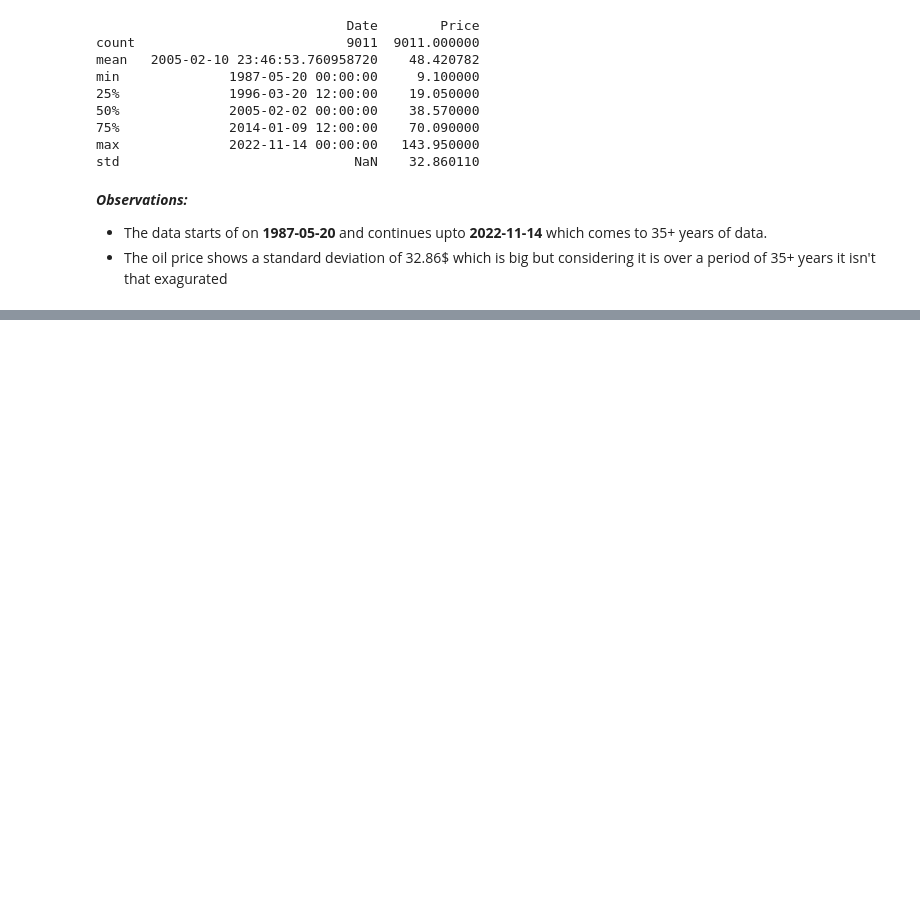
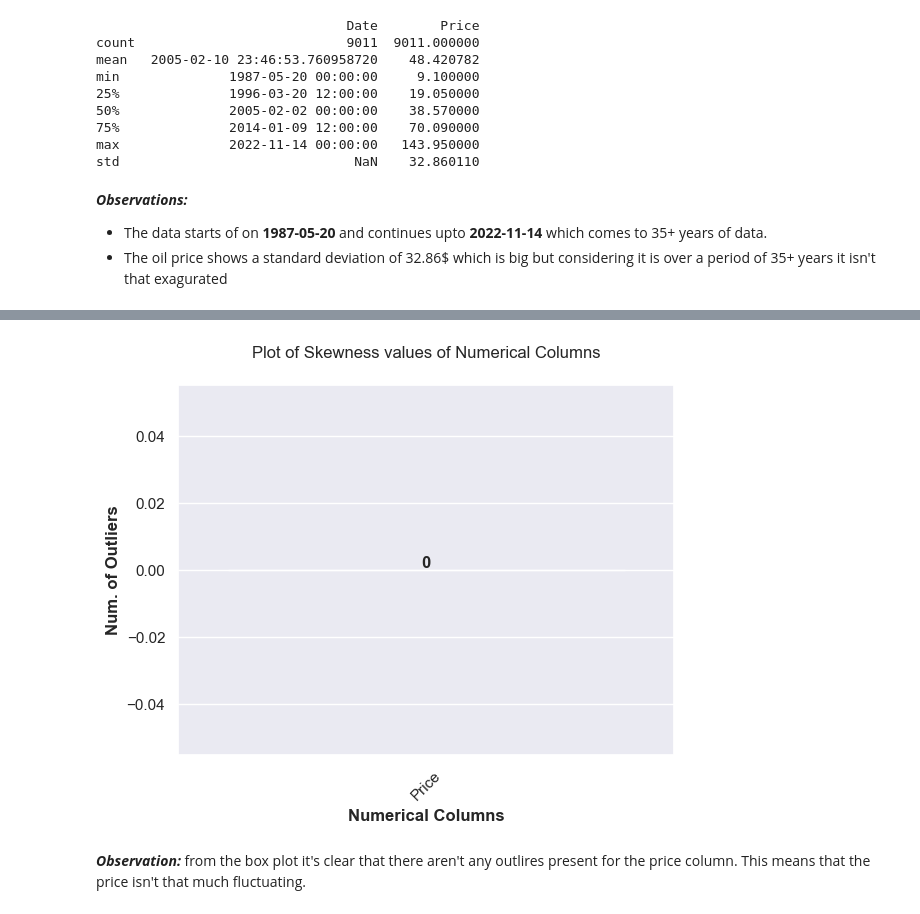
Before and after one commit to WildCayote/Brent-Oil-Market-Dynamics, a Jupyter notebook: notebooks/price_analysis.ipynb, the cells around one changed output, grey strips where cells are left out. Saved outputs shown, nothing was run; the diff lists cells and outputs as text; code cells hidden in the pictures; blank space fills up the shorter version.

```diff
--- a/notebooks/price_analysis.ipynb
+++ b/notebooks/price_analysis.ipynb
@@ -85,0 +92,6 @@ std                              NaN    32.860110
+# %%
+analyzer.count_outliers()
+# %% [output]
+[figure, added]
+# %% [markdown]
+***Observation:*** from the box plot it's clear that there aren't any outlires present for the price column. This means that the price isn't that much fluctuating.
```
Also changed, not shown: parts of 2 cells of this notebook.
